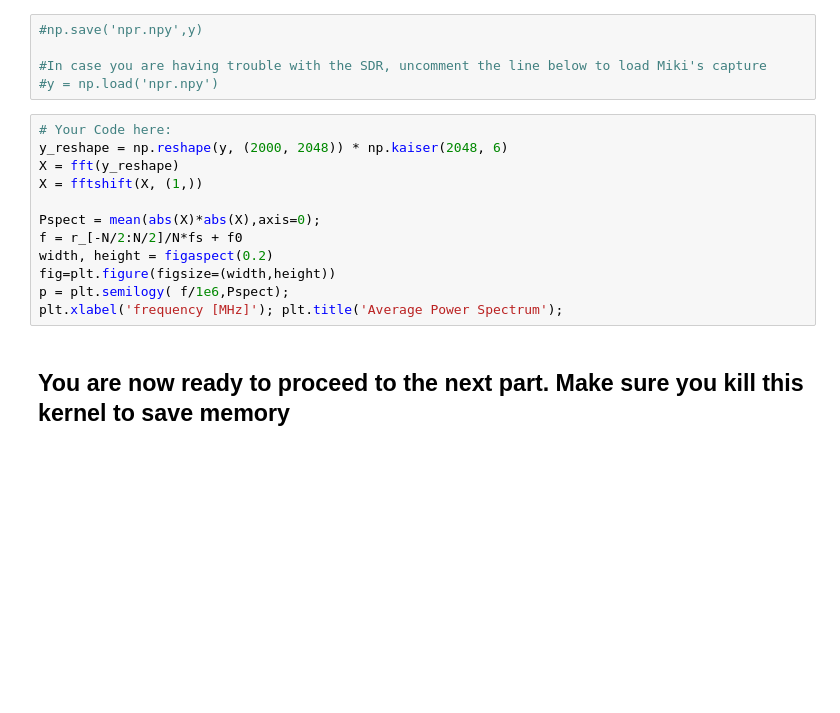
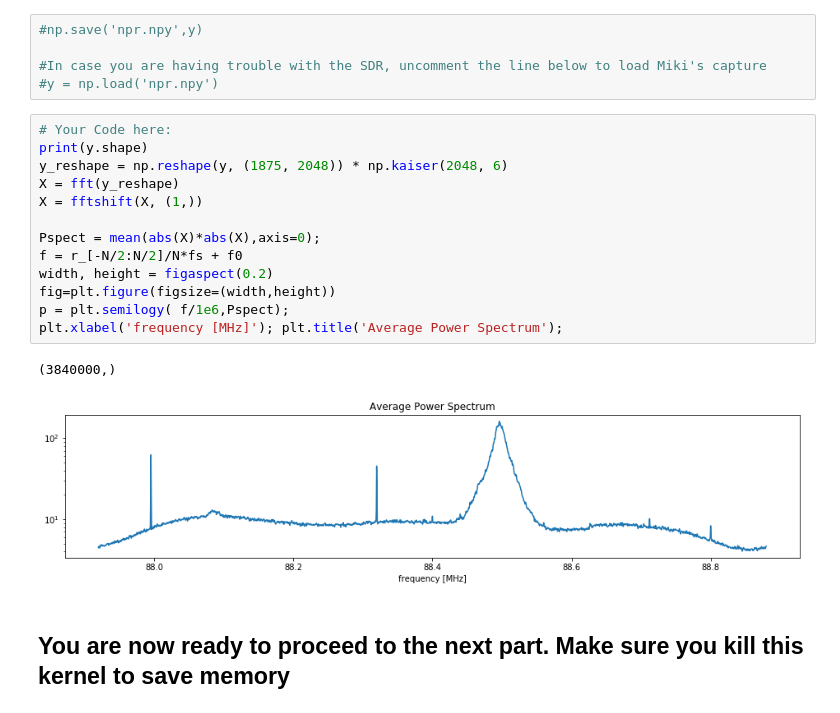
Before and after one commit to lm-t/ee123-labs, a Jupyter notebook: lab2/lab2-Part-II-SDR-SpectralAnalysis.ipynb, the cells around one changed output. Drawn from its saved outputs; the diff is of its cells as text; blank space fills up the shorter version.

```diff
--- a/lab2/lab2-Part-II-SDR-SpectralAnalysis.ipynb
+++ b/lab2/lab2-Part-II-SDR-SpectralAnalysis.ipynb
@@ -208,16 +212,20 @@ sdr.close()
 #y = np.load('npr.npy')
 # %%
 # Your Code here:
-y_reshape = np.reshape(y, (2000, 2048)) * np.kaiser(2048, 6)
+print(y.shape)
+y_reshape = np.reshape(y, (1875, 2048)) * np.kaiser(2048, 6)
 X = fft(y_reshape)
 X = fftshift(X, (1,))
 
 Pspect = mean(abs(X)*abs(X),axis=0);
 f = r_[-N/2:N/2]/N*fs + f0
 width, height = figaspect(0.2)
 fig=plt.figure(figsize=(width,height))
 p = plt.semilogy( f/1e6,Pspect);
 plt.xlabel('frequency [MHz]'); plt.title('Average Power Spectrum');
+# %% [output]
+(3840000,)
+[figure, added]
 # %% [markdown]
 ## You are now ready to proceed to the next part. Make sure you kill this kernel to save memory
 # %%
```
Also changed, not shown: parts of 3 cells of this notebook.
